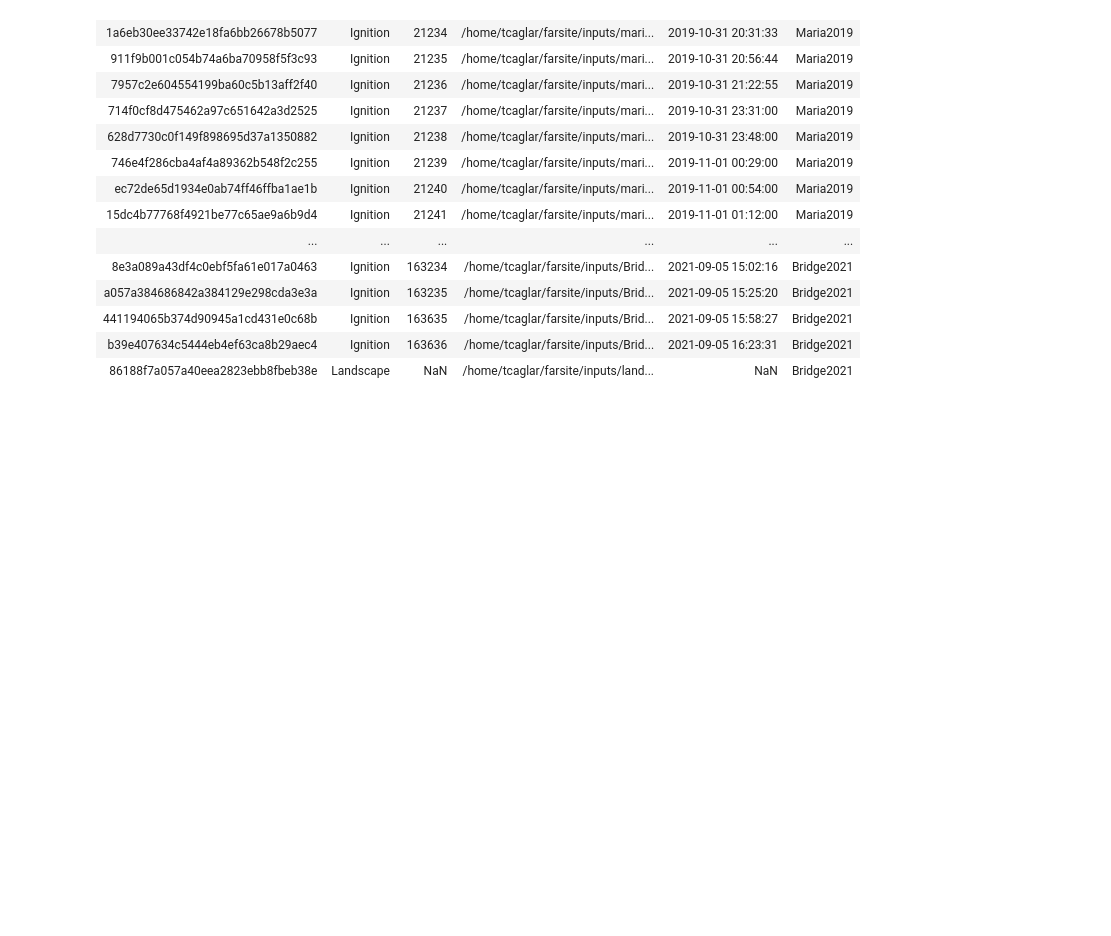
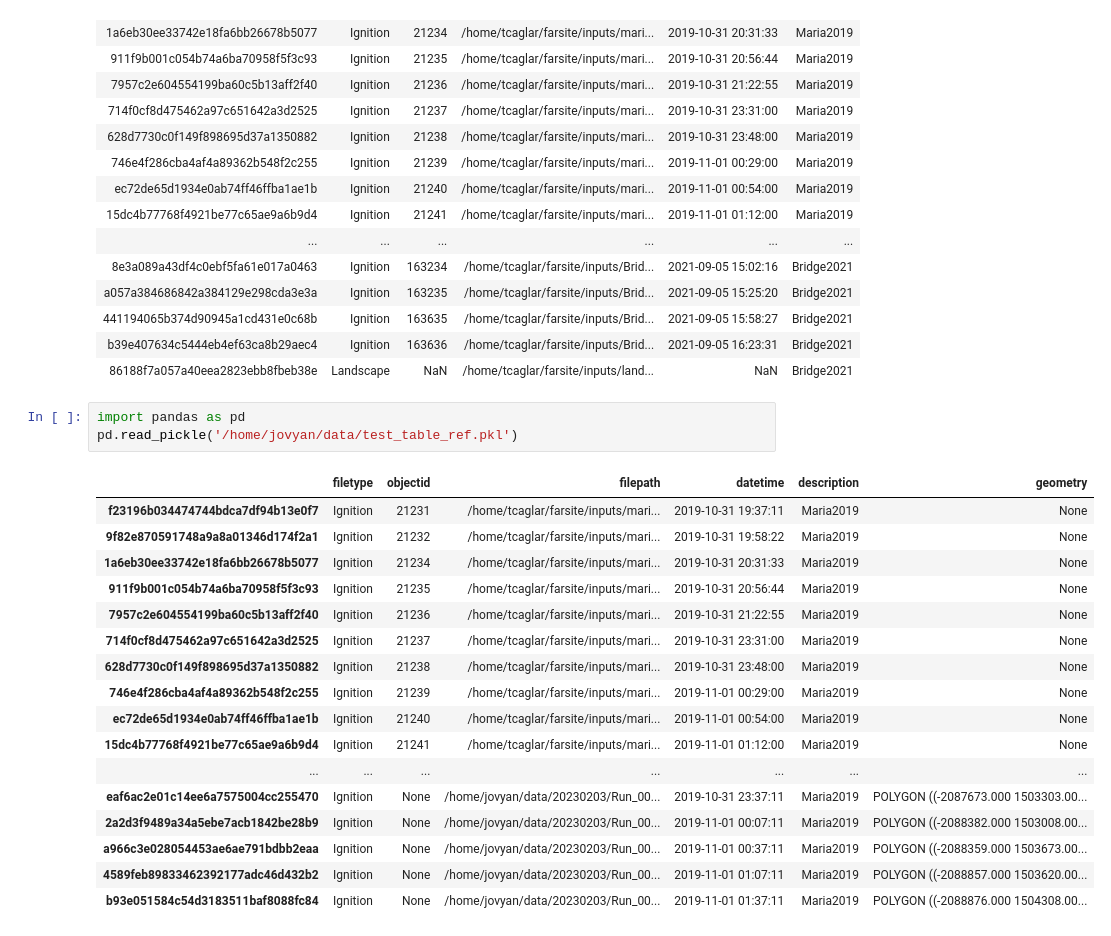
Before and after one commit to tolgacaglar/farsite-devAPI, a Jupyter notebook: src/Add River and Bridge.ipynb, the cells around one changed output. Saved outputs shown, nothing was run; the diff lists cells and outputs as text; blank space fills up the shorter version.

```diff
--- a/src/Add River and Bridge.ipynb
+++ b/src/Add River and Bridge.ipynb
@@ -158,3 +169,24 @@ df.to_pickle('/home/tcaglar/data/test_table_new.pkl')
 | 441194065b374d90945a1cd431e0c68b | Ignition | 163635 | /home/tcaglar/farsite/inputs/Brid... | 2021-09-05 15:58:27 | Bridge2021 |
 | b39e407634c5444eb4ef63ca8b29aec4 | Ignition | 163636 | /home/tcaglar/farsite/inputs/Brid... | 2021-09-05 16:23:31 | Bridge2021 |
 | 86188f7a057a40eea2823ebb8fbeb38e | Landscape | NaN | /home/tcaglar/farsite/inputs/land... | NaN | Bridge2021 |
+# %%
+import pandas as pd
+pd.read_pickle('/home/jovyan/data/test_table_ref.pkl')
+# %% [output]
+|  | filetype | objectid | filepath | datetime | description | geometry |
+| f23196b034474744bdca7df94b13e0f7 | Ignition | 21231 | /home/tcaglar/farsite/inputs/mari... | 2019-10-31 19:37:11 | Maria2019 | None |
+| 9f82e870591748a9a8a01346d174f2a1 | Ignition | 21232 | /home/tcaglar/farsite/inputs/mari... | 2019-10-31 19:58:22 | Maria2019 | None |
+| 1a6eb30ee33742e18fa6bb26678b5077 | Ignition | 21234 | /home/tcaglar/farsite/inputs/mari... | 2019-10-31 20:31:33 | Maria2019 | None |
+| 911f9b001c054b74a6ba70958f5f3c93 | Ignition | 21235 | /home/tcaglar/farsite/inputs/mari... | 2019-10-31 20:56:44 | Maria2019 | None |
+| 7957c2e604554199ba60c5b13aff2f40 | Ignition | 21236 | /home/tcaglar/farsite/inputs/mari... | 2019-10-31 21:22:55 | Maria2019 | None |
+| 714f0cf8d475462a97c651642a3d2525 | Ignition | 21237 | /home/tcaglar/farsite/inputs/mari... | 2019-10-31 23:31:00 | Maria2019 | None |
+| 628d7730c0f149f898695d37a1350882 | Ignition | 21238 | /home/tcaglar/farsite/inputs/mari... | 2019-10-31 23:48:00 | Maria2019 | None |
+| 746e4f286cba4af4a89362b548f2c255 | Ignition | 21239 | /home/tcaglar/farsite/inputs/mari... | 2019-11-01 00:29:00 | Maria2019 | None |
+| ec72de65d1934e0ab74ff46ffba1ae1b | Ignition | 21240 | /home/tcaglar/farsite/inputs/mari... | 2019-11-01 00:54:00 | Maria2019 | None |
+| 15dc4b77768f4921be77c65ae9a6b9d4 | Ignition | 21241 | /home/tcaglar/farsite/inputs/mari... | 2019-11-01 01:12:00 | Maria2019 | None |
+| ... | ... | ... | ... | ... | ... | ... |
+| eaf6ac2e01c14ee6a7575004cc255470 | Ignition | None | /home/jovyan/data/20230203/Run_00... | 2019-10-31 23:37:11 | Maria2019 | POLYGON ((-2087673.000 1503303.00... |
+| 2a2d3f9489a34a5ebe7acb1842be28b9 | Ignition | None | /home/jovyan/data/20230203/Run_00... | 2019-11-01 00:07:11 | Maria2019 | POLYGON ((-2088382.000 1503008.00... |
+| a966c3e028054453ae6ae791bdbb2eaa | Ignition | None | /home/jovyan/data/20230203/Run_00... | 2019-11-01 00:37:11 | Maria2019 | POLYGON ((-2088359.000 1503673.00... |
+| 4589feb89833462392177adc46d432b2 | Ignition | None | /home/jovyan/data/20230203/Run_00... | 2019-11-01 01:07:11 | Maria2019 | POLYGON ((-2088857.000 1503620.00... |
+| b93e051584c54d3183511baf8088fc84 | Ignition | None | /home/jovyan/data/20230203/Run_00... | 2019-11-01 01:37:11 | Maria2019 | POLYGON ((-2088876.000 1504308.00... |
```
Also changed, not shown: parts of 2 cells of this notebook, 15 other files.
